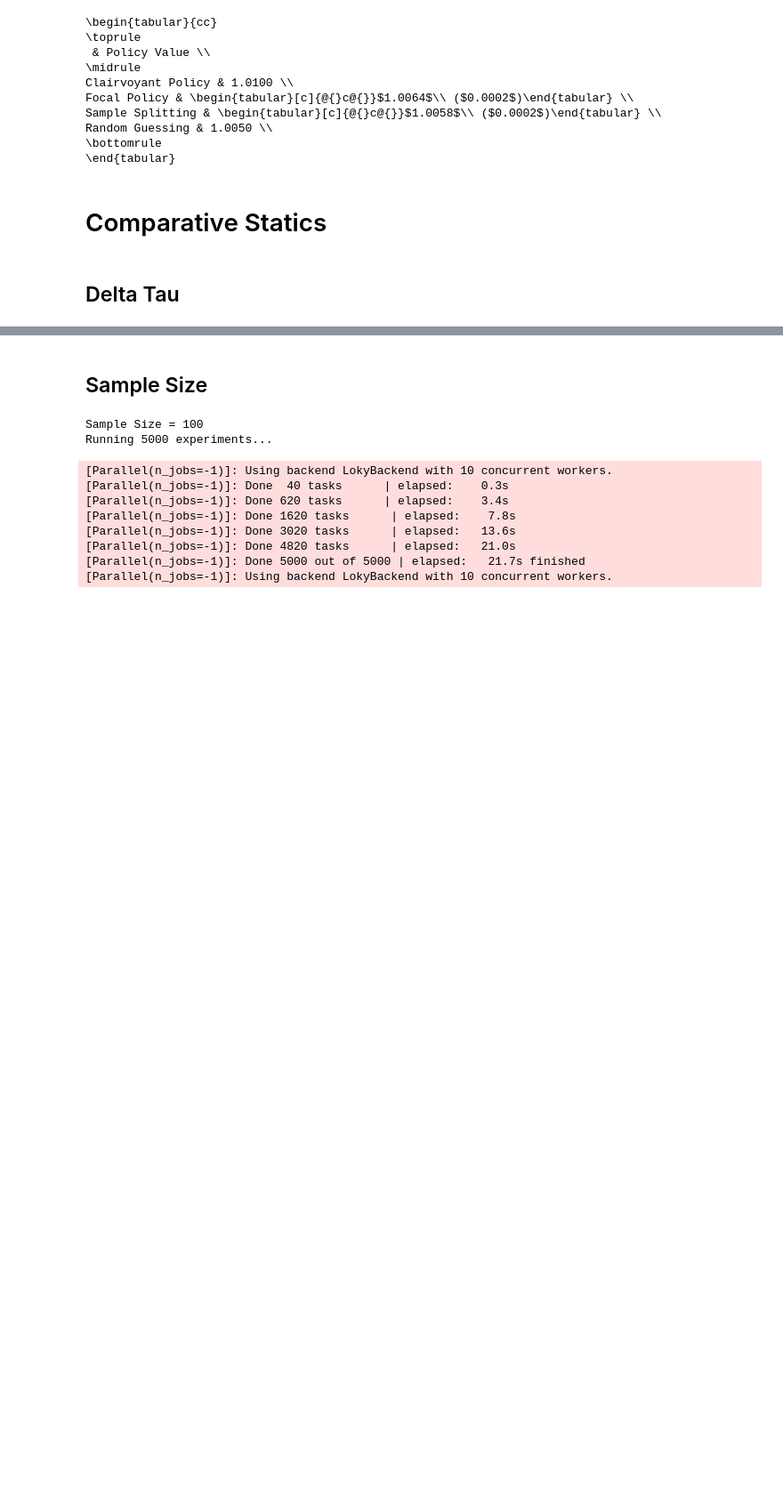
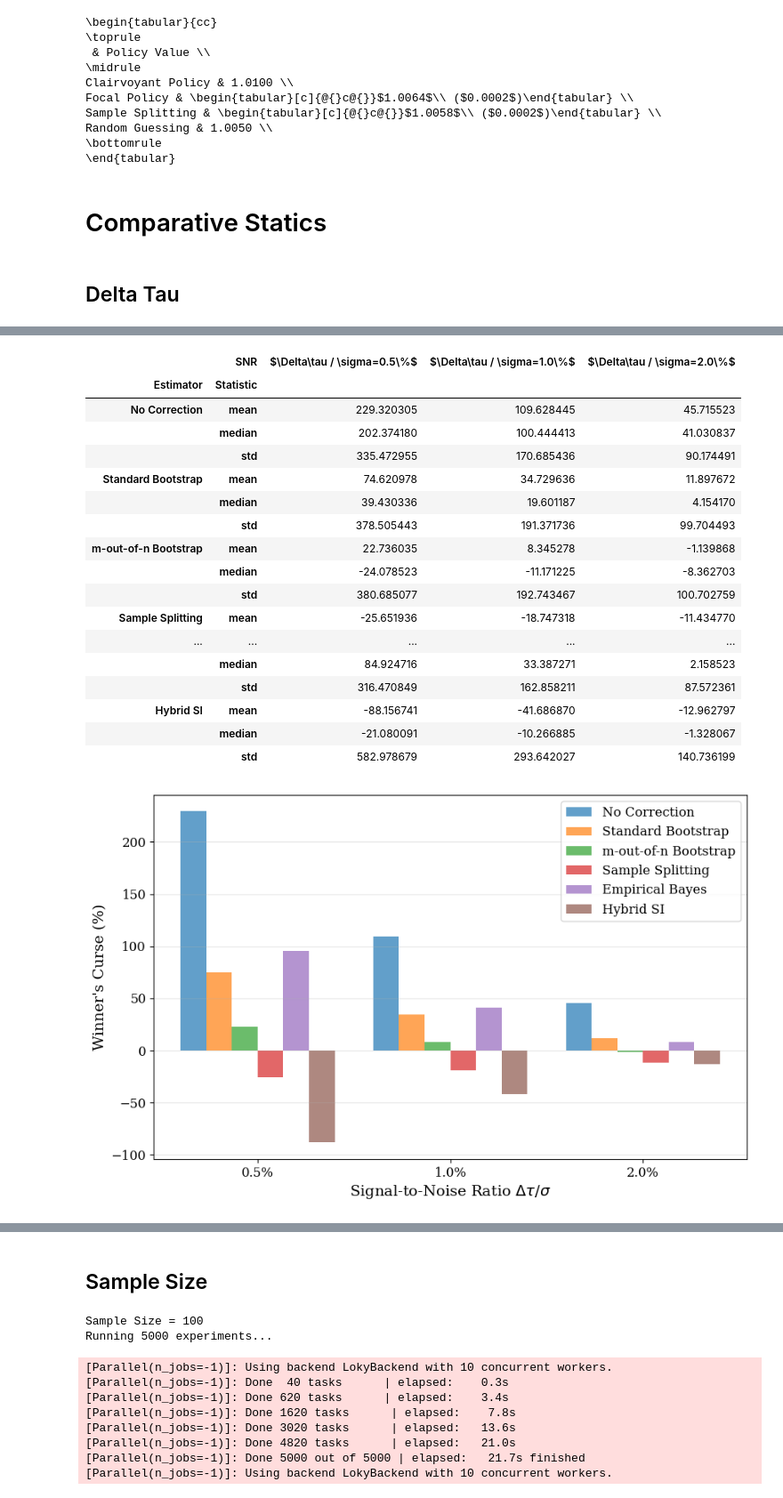
Before and after one commit to iamsikun/winners-curse, a Jupyter notebook: notebooks/ab_test.ipynb, the cells around one changed output, grey strips where cells are left out. Shown at 89% size. Drawn from its saved outputs; the diff is of its cells as text; code cells hidden in the pictures; blank space fills up the shorter version.

```diff
--- a/notebooks/rct.ipynb
+++ b/notebooks/ab_test.ipynb
@@ -776,6 +633,0 @@ Running 50000 experiments...
-# %%
-# with open('results/ab_test_delta_tau1.pkl', 'wb') as f:
-#     pickle.dump(delta_tau1_result_dict, f)
-
-with open('results/ab_test_delta_tau1.pkl', 'rb') as f:
-    delta_tau1_result_dict = pickle.load(f)
@@ -1024,0 +634,34 @@ Random Guessing & 1.002500 & 1.005000 & 1.010000 \\
+# %%
+result_dir = '../results/ab_test_snr_20251120_233354'
+
+with open(f'{result_dir}/results.pkl', 'rb') as f:
+    snr_results: dict = pickle.load(f)
+
+with open(f'{result_dir}/config.json', 'r') as f:
+    snr_config: dict = json.load(f)
+# %%
+plot_snr_wc_comparison(snr_results, snr_config)
+stats_df = compute_snr_sum_stats(
+    snr_results, snr_config, ['mean', 'median', 'std']
+)
+stats_df
+# %% [output]
+|  | SNR | $\Delta\tau / \sigma=0.5\%$ | $\Delta\tau / \sigma=1.0\%$ | $\Delta\tau / \sigma=2.0\%$ |
+| Estimator | Statistic |  |  |  |
+| No Correction | mean | 229.320305 | 109.628445 | 45.715523 |
+|  | median | 202.374180 | 100.444413 | 41.030837 |
+|  | std | 335.472955 | 170.685436 | 90.174491 |
+| Standard Bootstrap | mean | 74.620978 | 34.729636 | 11.897672 |
+|  | median | 39.430336 | 19.601187 | 4.154170 |
+|  | std | 378.505443 | 191.371736 | 99.704493 |
+| m-out-of-n Bootstrap | mean | 22.736035 | 8.345278 | -1.139868 |
+|  | median | -24.078523 | -11.171225 | -8.362703 |
+|  | std | 380.685077 | 192.743467 | 100.702759 |
+| Sample Splitting | mean | -25.651936 | -18.747318 | -11.434770 |
+| ... | ... | ... | ... | ... |
+|  | median | 84.924716 | 33.387271 | 2.158523 |
+|  | std | 316.470849 | 162.858211 | 87.572361 |
+| Hybrid SI | mean | -88.156741 | -41.686870 | -12.962797 |
+|  | median | -21.080091 | -10.266885 | -1.328067 |
+|  | std | 582.978679 | 293.642027 | 140.736199 |
+[figure, added]
```
Also changed, not shown: parts of 33 cells of this notebook, 16 other files.
